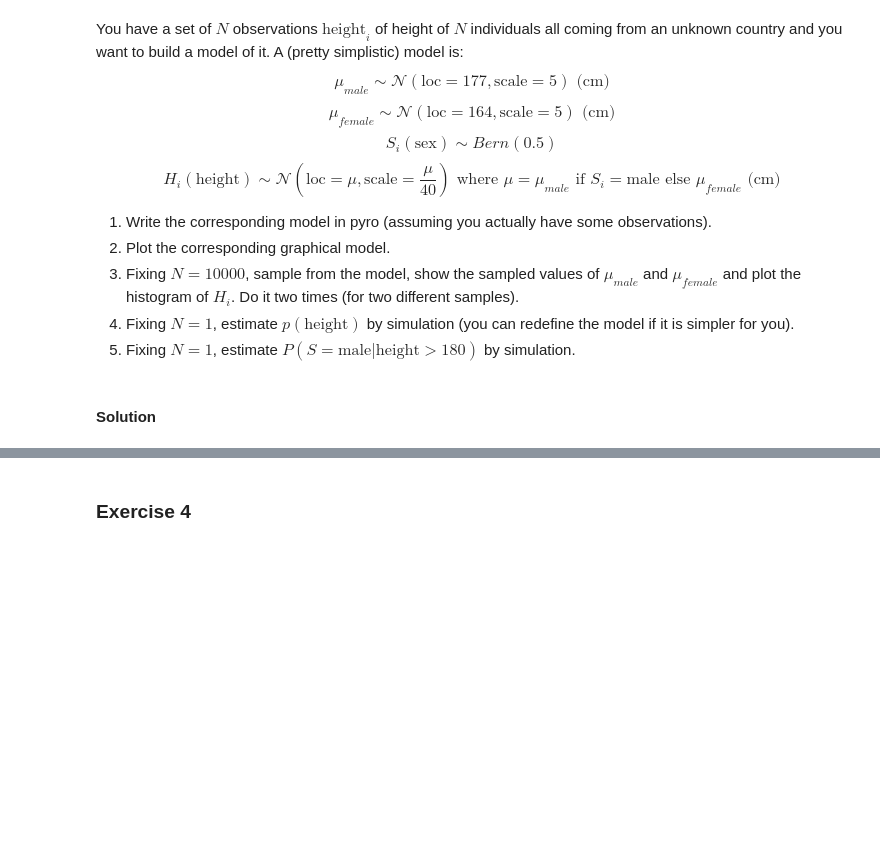
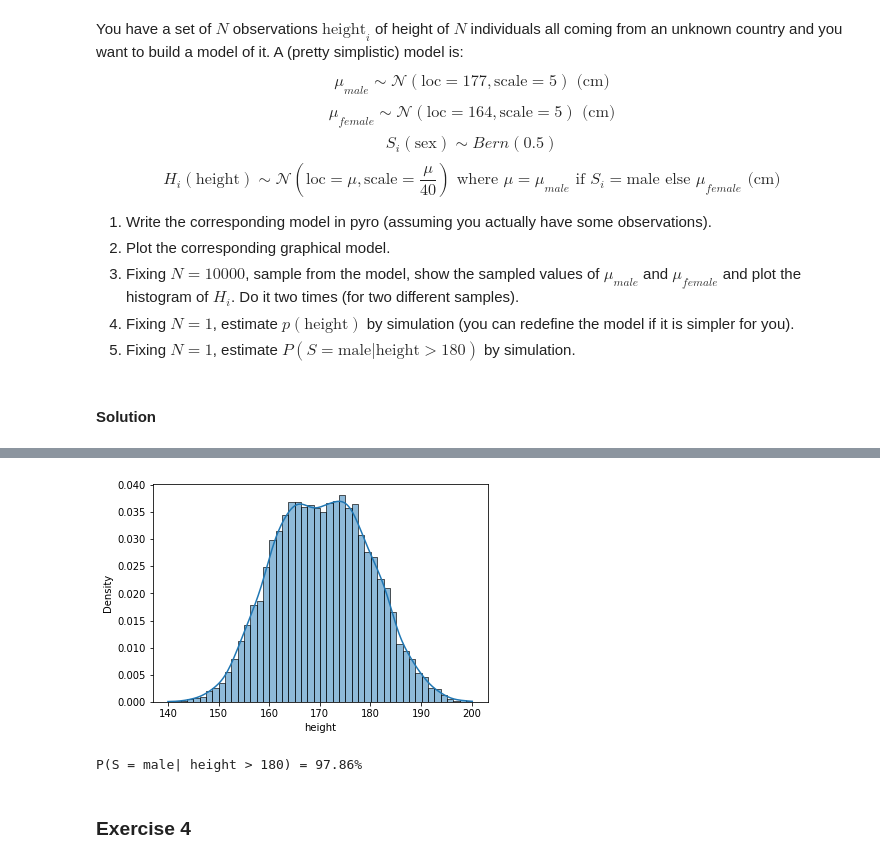
Before and after one commit to DavideScassola/PML2024, a Jupyter notebook: Notebooks/03_pyro_basics_exercises.ipynb, the cells around one changed output, grey strips where cells are left out. Saved outputs shown, nothing was run; the diff lists cells and outputs as text; code cells hidden in the pictures; blank space fills up the shorter version.

```diff
--- a/Notebooks/03_pyro_basics_exercises.ipynb
+++ b/Notebooks/03_pyro_basics_exercises.ipynb
@@ -123,3 +214,29 @@ $$H_i (\text{height}) \sim \mathcal{N}(  \text{loc}=\mu,   \text{scale}= \frac{
+# %%
+# 4: Fixing N=1, Find p(height) by simulation
+
+# It's not strictly necessary, but for simplicity I define a new model for this task
+def model(batch: int | None = None):
+    mu_male = pyro.sample('mean_male', dist.Normal(177, 5), sample_shape=(batch,))
+    mu_female = pyro.sample('mean_female', dist.Normal(164, 5), sample_shape=(batch,))
+
+    sex = pyro.sample('sex', dist.Bernoulli(0.5), sample_shape=(batch,))
+    mu = sex*mu_male + (1-sex)*mu_female
+    height = pyro.sample('height', dist.Normal(mu, mu/40))
+
+    return {'mu_male': mu_male, 'mu_female': mu_female, 'sex': sex, 'height': height}
+
+samples = pd.DataFrame(model(10_000))
+
+_ = sns.histplot(samples['height'], kde=True, stat='density')
+# %% [output]
+[figure, added]
+# %%
+# 5: Find P(S = male | height > 180) by simulation
+h = 180
+p = samples[samples['height']>h]['sex'].mean()
+print(f'P(S = male| height > {h}) = {p:.2%}')
+# %% [output]
+P(S = male| height > 180) = 97.86%
 # %% [markdown]
 ### Exercise 4
 # %% [markdown]
```
Also changed, not shown: parts of 13 cells of this notebook.
